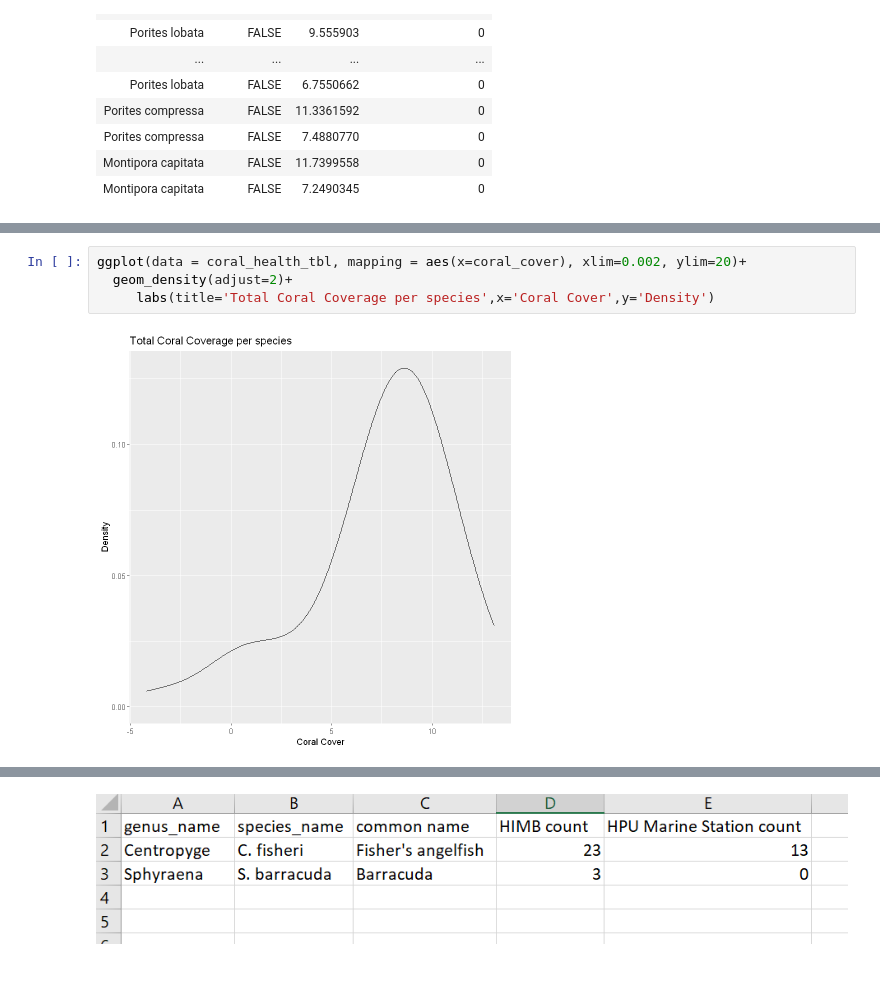
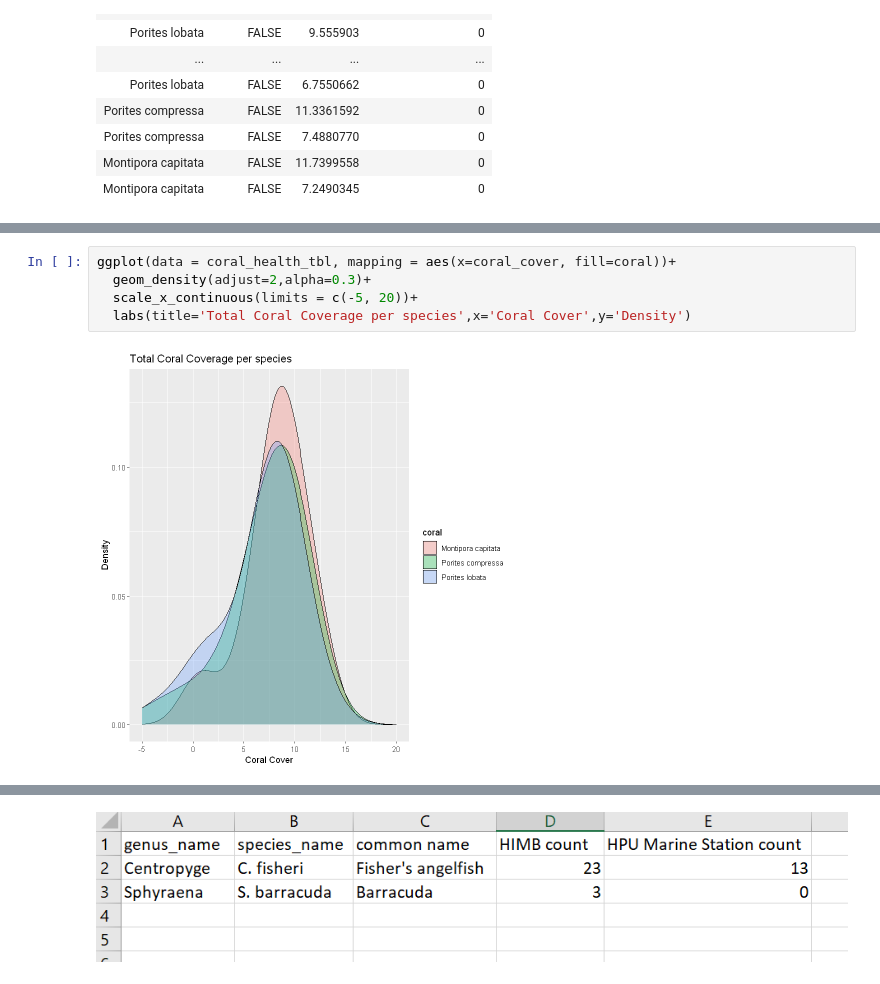
Before and after one commit to RachelNunley/MBIO612F22, a Jupyter notebook: 4_apply_and_data/exprience-apply-functions.ipynb, the cells around one changed output, grey strips where cells are left out. Drawn from its saved outputs; the diff is of its cells as text.

```diff
--- a/4_apply_and_data/exprience-apply-functions.ipynb
+++ b/4_apply_and_data/exprience-apply-functions.ipynb
@@ -249,11 +249,12 @@ ggplot(data = coral_health_tbl, mapping = aes(x=coral_cover, y = stat(count / su
 * The resulting curve will look like the following
 ![](https://www.dropbox.com/s/rs4rx0w6ur8p5wq/coral_distr_practical.png?dl=1)
 # %%
-ggplot(data = coral_health_tbl, mapping = aes(x=coral_cover), xlim=0.002, ylim=20)+
-  geom_density(adjust=2)+
-     labs(title='Total Coral Coverage per species',x='Coral Cover',y='Density')
+ggplot(data = coral_health_tbl, mapping = aes(x=coral_cover, fill=coral))+
+  geom_density(adjust=2,alpha=0.3)+
+  scale_x_continuous(limits = c(-5, 20))+
+  labs(title='Total Coral Coverage per species',x='Coral Cover',y='Density')
 # %% [output]
-[figure, old version]
+[figure, new version]
 # %% [markdown]
 ### Q9
 
```
Also changed, not shown: parts of 2 cells of this notebook.
